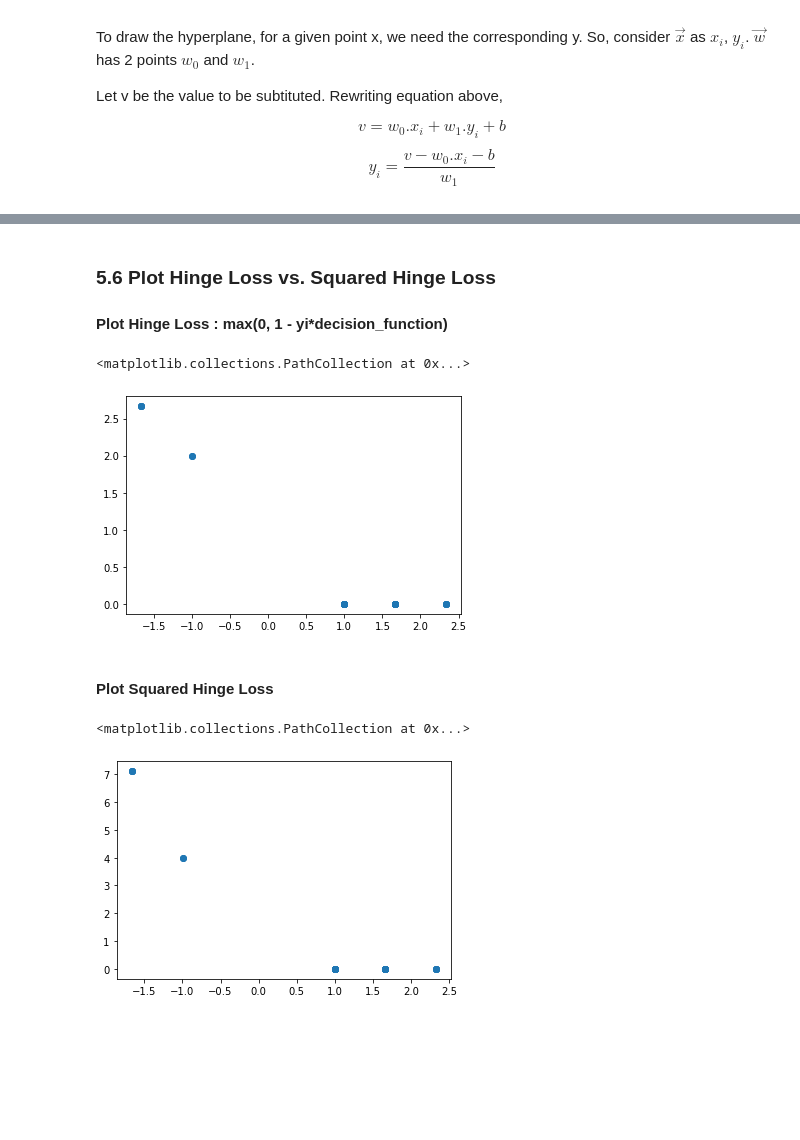
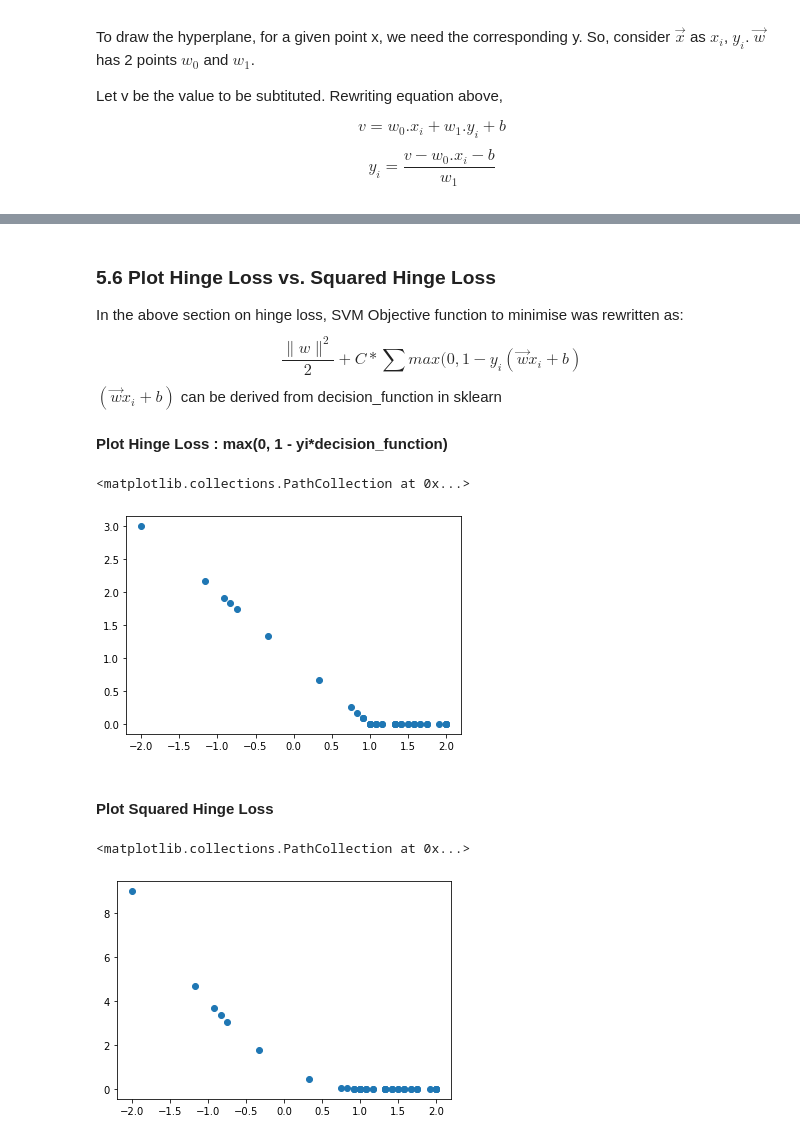
Before and after one commit to annts/support_vector_machines, a Jupyter notebook: 02_Effect_Of_C_Regularization.ipynb, the cells around one changed output, grey strips where cells are left out. Saved outputs shown, nothing was run; the diff lists cells and outputs as text; code cells hidden in the pictures; blank space fills up the shorter version.

```diff
--- a/02_Effect_Of_C_Regularization.ipynb
+++ b/02_Effect_Of_C_Regularization.ipynb
@@ -409,14 +463,18 @@ It is unclear why point 4,5 is included in the support vectors.
 # %% [markdown]
 ### 5.6 Plot Hinge Loss vs. Squared Hinge Loss
-
+In the above section on hinge loss, SVM Objective function to minimise  was rewritten as:
+$$\frac{\lVert{w}\rVert^2}{2} + C* \sum max (0 , 1-y_i(\vec{w}x_i + b)$$
+$(\vec{w}x_i + b)$ can be derived from decision_function in sklearn
 
 #### Plot Hinge Loss : max(0, 1 - yi*decision_function)
 # %%
+clf = svm.SVC(kernel = 'linear', C = 10)
+clf.fit(X,y)
 hinge_loss =  np.maximum(0, 1 - y*clf.decision_function(X))
 plt.scatter(y*clf.decision_function(X) , hinge_loss)
 # %% [output]
 <matplotlib.collections.PathCollection at 0x...>
-[figure, old version]
+[figure, new version]
 # %% [markdown]
 #### Plot Squared Hinge Loss
 # %%
@@ -425,4 +483,4 @@ squared_hinge_loss = hinge_loss ** 2
 plt.scatter(y*clf.decision_function(X) , squared_hinge_loss )
 # %% [output]
 <matplotlib.collections.PathCollection at 0x...>
-[figure, old version]
+[figure, new version]
```
Also changed, not shown: parts of 13 cells of this notebook.
